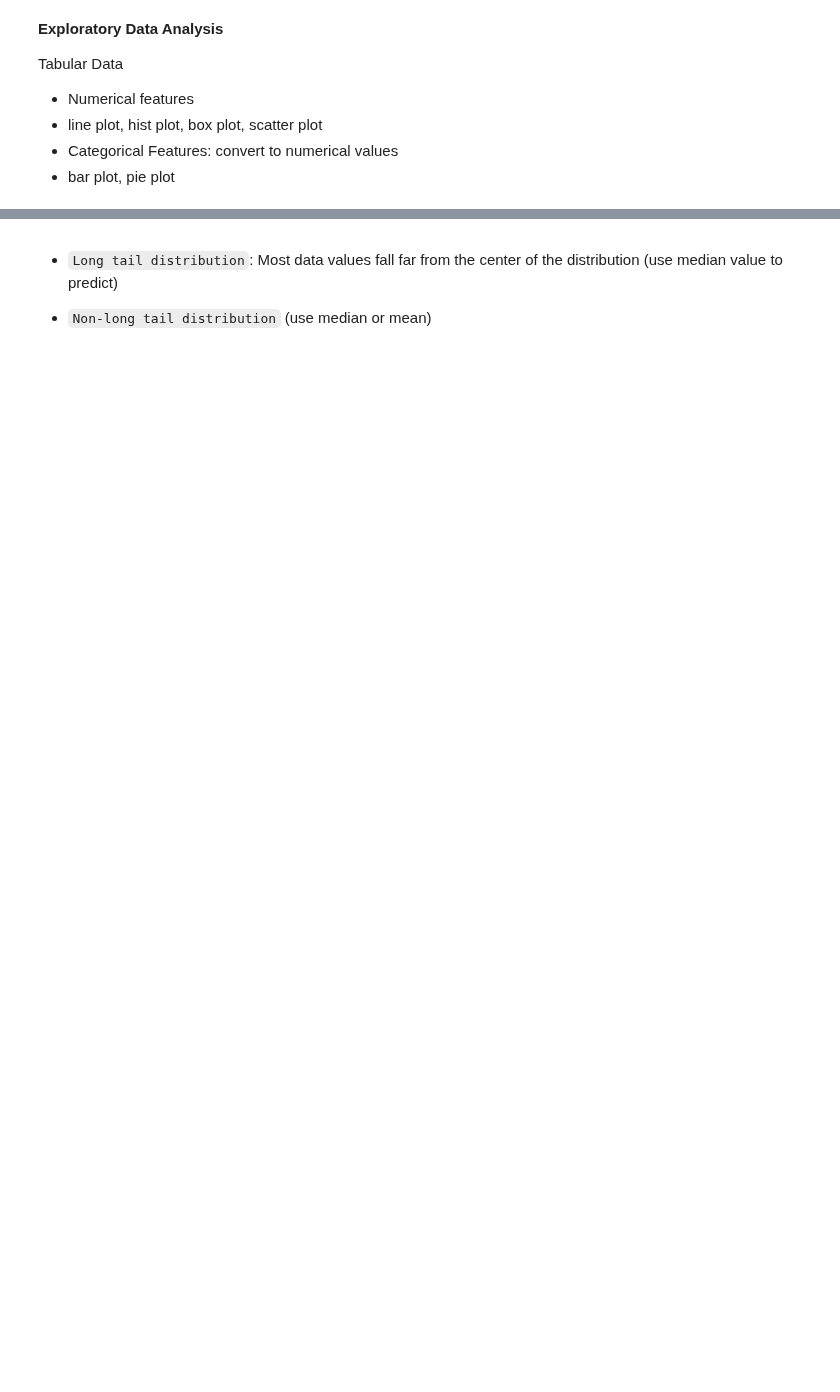
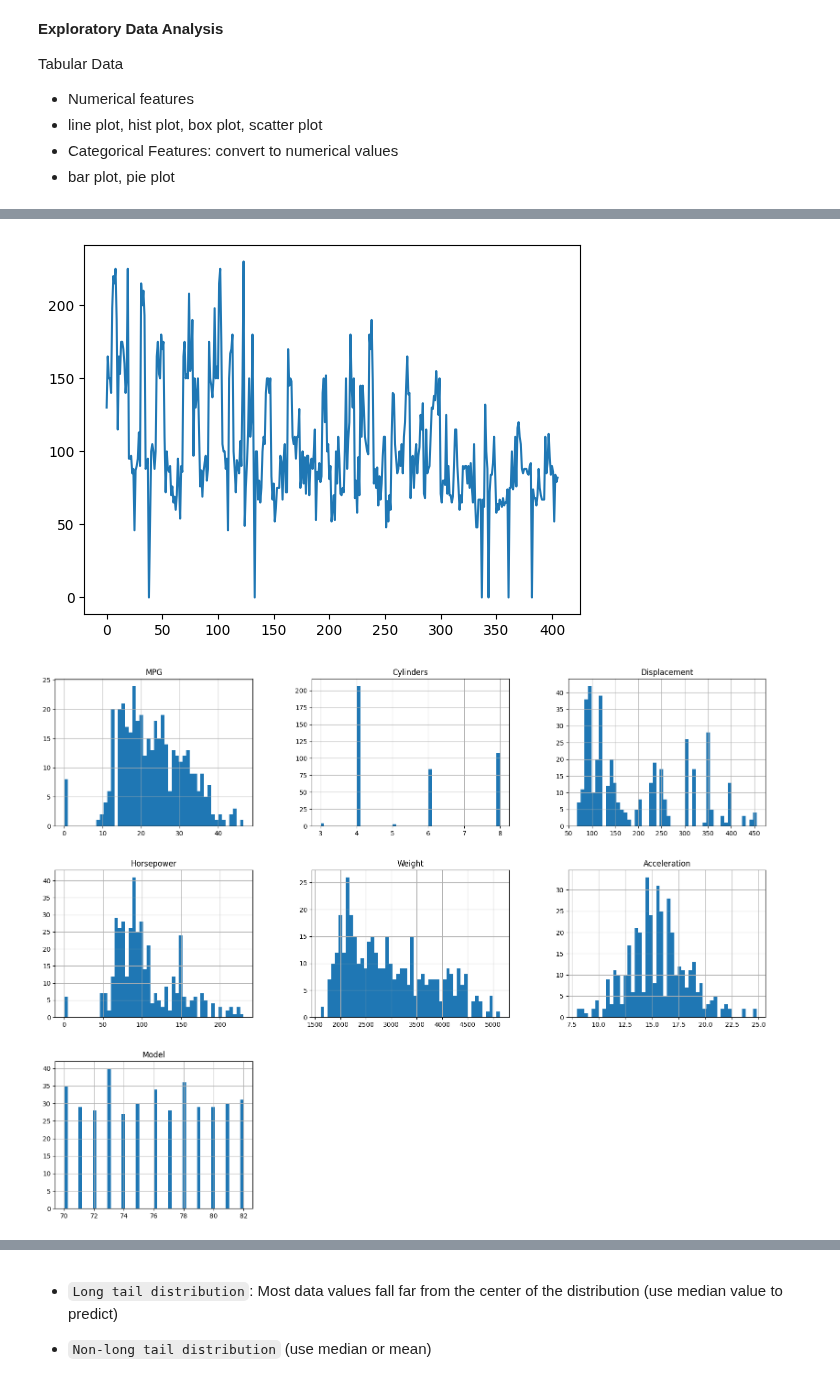
Before and after one commit to lrmcdonnell/CIS3715, a Jupyter notebook: Lecture Notes/3715_Week3.ipynb, the cells around one changed output, grey strips where cells are left out. Cells and saved outputs as stored; diff of their text form; code cells hidden in the pictures; blank space fills up the shorter version.

```diff
--- a/Lecture Notes/3715_Week3.ipynb
+++ b/Lecture Notes/3715_Week3.ipynb
@@ -15,19 +35,22 @@ df.describe()
 # %%
 #line plot
 plt.plot(df['Horsepower'])
 plt.show()
 
 #histogram
 df.hist(bins=50, figsize=(20,15)) #number of bins: number of intervals
 plt.show()
 
 plt.hist(df['MPG'], bins=50)
 plt.show()
 
 #box & whisker plot
 plt.boxplot(df['Acceleration'], vert=False)
 plt.show()
 
 #scatter plot
-plt.scatter(df['MPG'], df['weight'])
+plt.scatter(df['MPG'], df['Weight'])
 plt.show()
+# %% [output]
+[figure, added]
+[figure, added]
```
Also changed, not shown: parts of 6 cells of this notebook, 1 other file.
